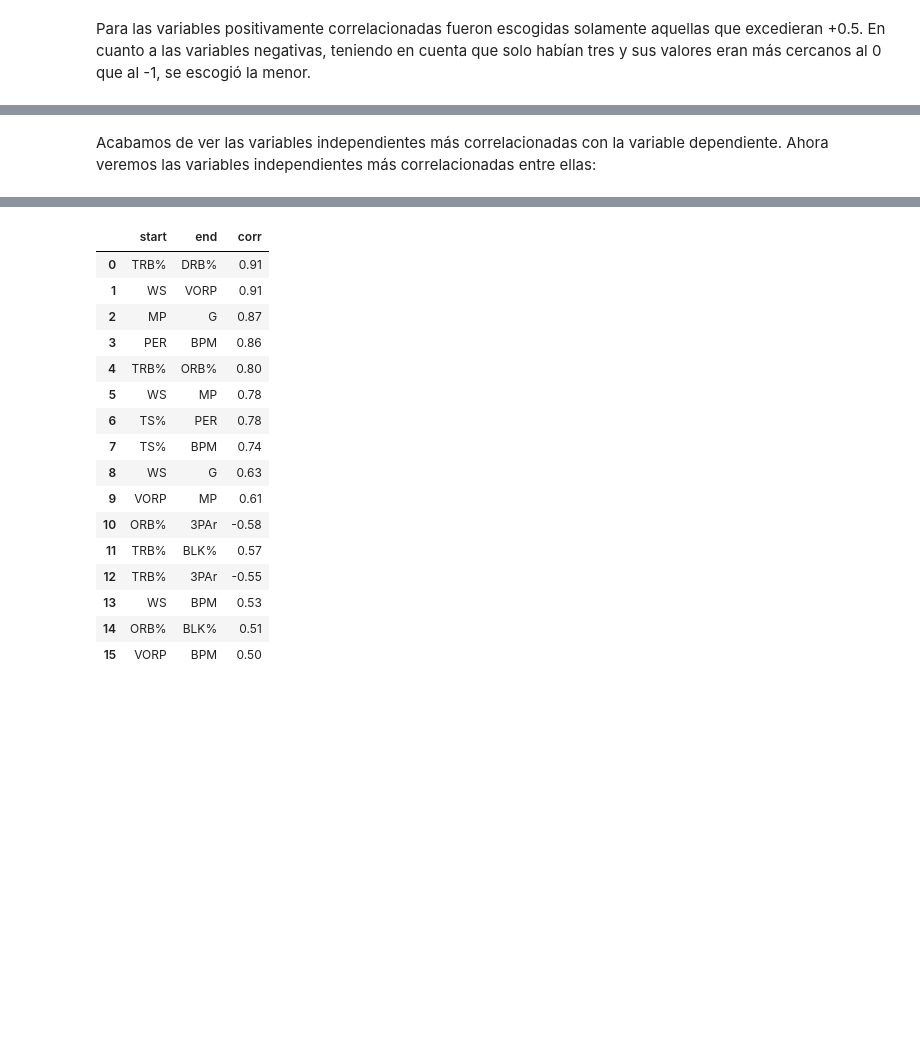
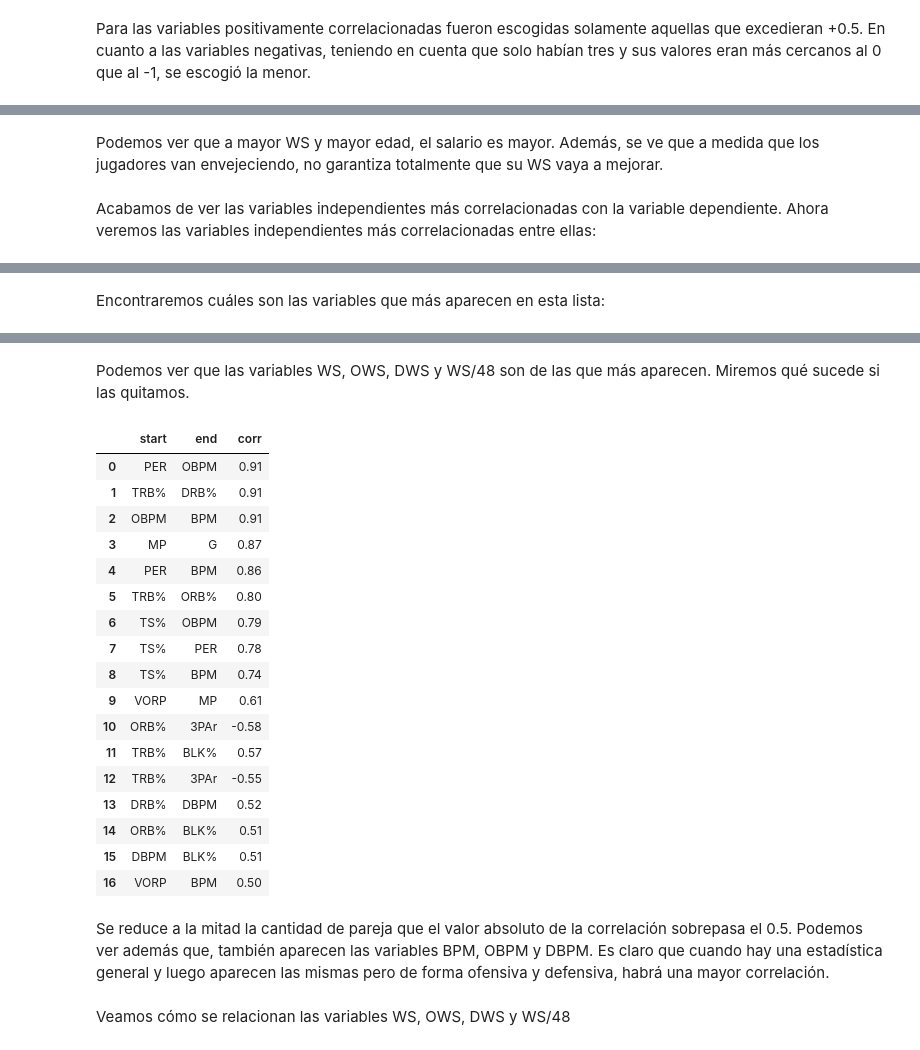
Before and after one commit to cristianm123/NBA_AnalyticsProject, a Jupyter notebook: EDA.ipynb, the cells around one changed output, grey strips where cells are left out. Cells and saved outputs as stored; diff of their text form; code cells hidden in the pictures; blank space fills up the shorter version.

```diff
--- a/EDA.ipynb
+++ b/EDA.ipynb
@@ -255,3 +270,5 @@ Para las variables positivamente correlacionadas fueron escogidas solamente aque
+# %% [markdown]
+Podemos ver que a mayor WS y mayor edad, el salario es mayor. Además, se ve que a medida que los jugadores van envejeciendo, no garantiza totalmente que su WS vaya a mejorar.
 # %% [markdown]
 Acabamos de ver las variables independientes más correlacionadas con la variable dependiente. Ahora veremos las variables independientes más correlacionadas entre ellas:
 # %%
@@ -291,6 +308,8 @@ print(arr)
 31   ORB%  BLK%  0.51
 32   DBPM  BLK%  0.51
 33   VORP   BPM  0.50
+# %% [markdown]
+Encontraremos cuáles son las variables que más aparecen en esta lista:
 # %%
 var = list(salaries.columns)
 f = lambda x: list(arr["start"]).count(x) + list(arr["end"]).count(x)
@@ -314,24 +333,31 @@ list(zip(var, list(map(f, var))))
  ('STL%', 0),
  ('TOV%', 0),
  ('USG%', 0)]
+# %% [markdown]
+Podemos ver que las variables WS, OWS, DWS y WS/48 son de las que más aparecen. Miremos qué sucede si las quitamos.
 # %%
-get_most_correlated_variables(salaries[salaries.columns.drop(["Salary", "OWS", "DWS", "WS/48", "OBPM", "DBPM"])])
+get_most_correlated_variables(salaries[salaries.columns.drop(["Salary", "WS", "OWS", "DWS", "WS/48"])])
 # %% [output]
 |  | start | end | corr |
-| 0 | TRB% | DRB% | 0.91 |
-| 1 | WS | VORP | 0.91 |
-| 2 | MP | G | 0.87 |
-| 3 | PER | BPM | 0.86 |
-| 4 | TRB% | ORB% | 0.80 |
-| 5 | WS | MP | 0.78 |
-| 6 | TS% | PER | 0.78 |
-| 7 | TS% | BPM | 0.74 |
-| 8 | WS | G | 0.63 |
+| 0 | PER | OBPM | 0.91 |
+| 1 | TRB% | DRB% | 0.91 |
+| 2 | OBPM | BPM | 0.91 |
+| 3 | MP | G | 0.87 |
+| 4 | PER | BPM | 0.86 |
+| 5 | TRB% | ORB% | 0.80 |
+| 6 | TS% | OBPM | 0.79 |
+| 7 | TS% | PER | 0.78 |
+| 8 | TS% | BPM | 0.74 |
 | 9 | VORP | MP | 0.61 |
 | 10 | ORB% | 3PAr | -0.58 |
 | 11 | TRB% | BLK% | 0.57 |
 | 12 | TRB% | 3PAr | -0.55 |
-| 13 | WS | BPM | 0.53 |
+| 13 | DRB% | DBPM | 0.52 |
 | 14 | ORB% | BLK% | 0.51 |
-| 15 | VORP | BPM | 0.50 |
+| 15 | DBPM | BLK% | 0.51 |
+| 16 | VORP | BPM | 0.50 |
+# %% [markdown]
+Se reduce a la mitad la cantidad de pareja que el valor absoluto de la correlación sobrepasa el 0.5. Podemos ver además que, también aparecen las variables BPM, OBPM y DBPM. Es claro que cuando hay una estadística general y luego aparecen las mismas pero de forma ofensiva y defensiva, habrá una mayor correlación.
+# %% [markdown]
+Veamos cómo se relacionan las variables WS, OWS, DWS y WS/48
 # %%
```
Also changed, not shown: parts of 14 cells of this notebook.
